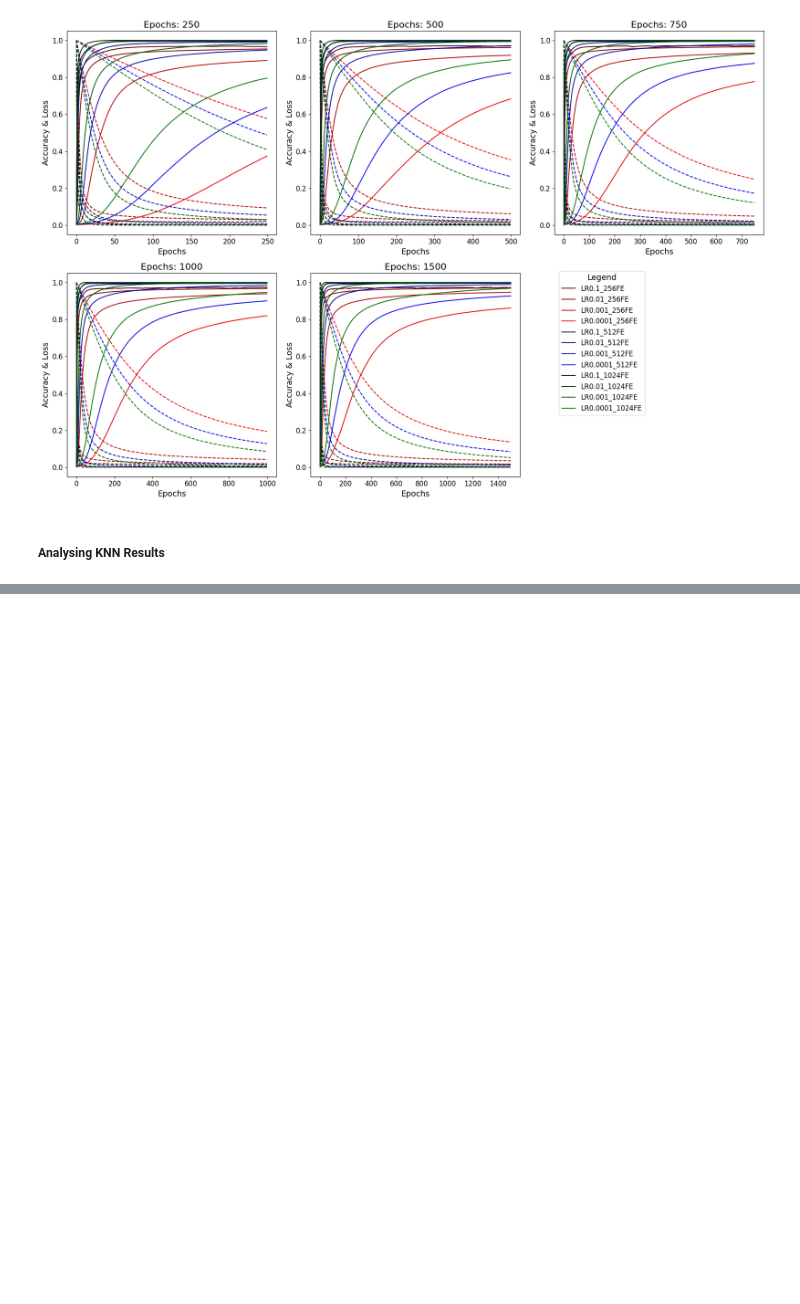
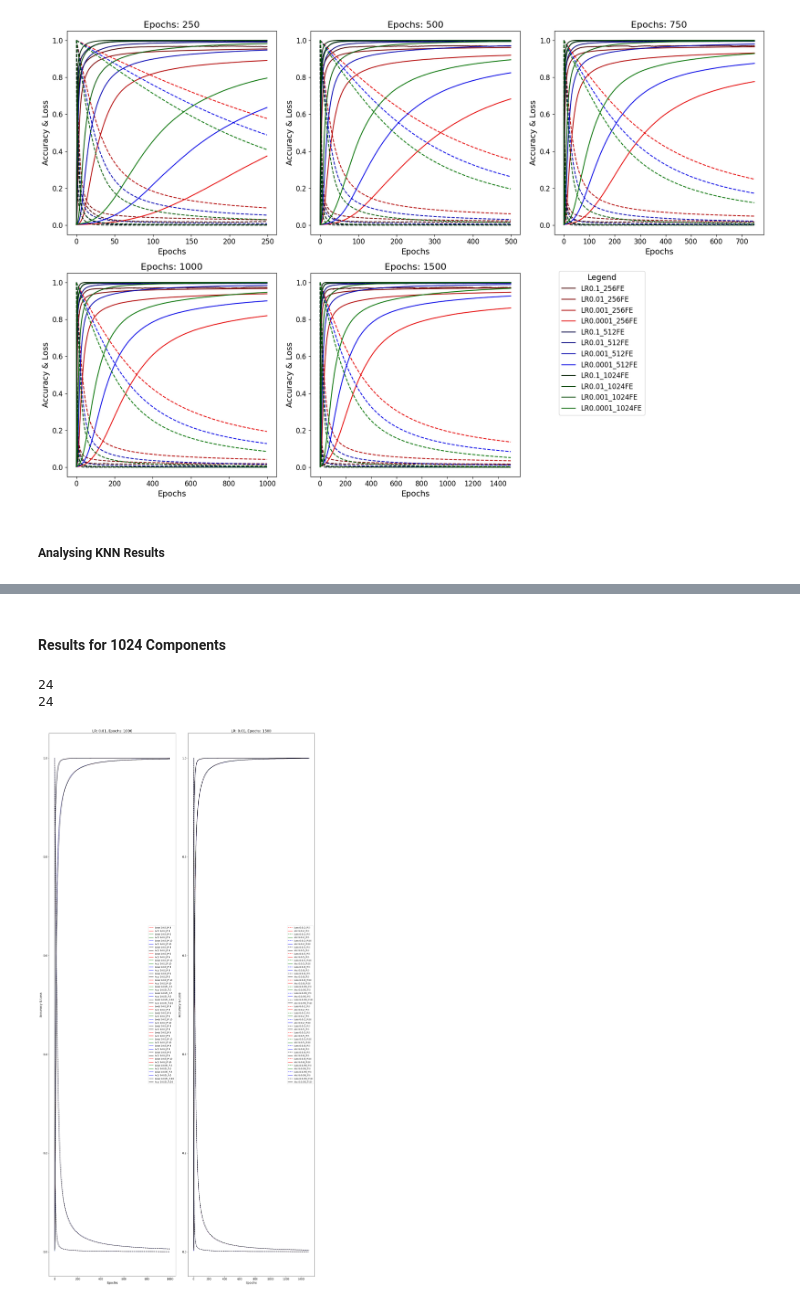
Before and after one commit to leo-grz/BachelorThesis_LepidopteraFGIC, a Jupyter notebook: notebooks/07_hyperparam_chunky_analysis_dino.ipynb, the cells around one changed output, grey strips where cells are left out. Cells and saved outputs as stored; diff of their text form; code cells hidden in the pictures; blank space fills up the shorter version.

```diff
--- a/notebooks/07_hyperparam_chunky_analysis_dino.ipynb
+++ b/notebooks/07_hyperparam_chunky_analysis_dino.ipynb
@@ -295,0 +317,6 @@ plt.show()
+# %%
+csv_file_LRscheduler = "/home/lgierz/BA_MothClassification/data/status/hyperparameter_tuning_dino_chunky_additionalOOPLRscheduler.csv"
+# Load the CSV file into a DataFrame
+df = pd.read_csv(csv_file_LRscheduler)
+df = df[['Parameters', 'Training Time (s)', 'Accuracy', 'Precision', 'Recall', 'F1-Score', 'Learning Rate', 'Epochs', 'Gamma', 'Patience', 'Epoch Losses', 'Epoch Accuracies']].reset_index()
+df[['Parameters', 'Training Time (s)','Accuracy', 'Learning Rate', 'Epochs', 'Gamma', 'Patience']].sort_values(by='Accuracy', ascending=False).head(10)
@@ -295,0 +335,53 @@ plt.show()
+# %% [markdown]
+#### Results for 1024 Components
+# %%
+from itertools import product
+
+df1024 = df[df['Parameters'] == "{'n_components': 1024, 'random_state': 42}"]
+# Create the plot
+
+colors = ['red', 'green', 'blue', 'black']
+
+def generate_combinations(*args):
+    return list(product(*args))
+
+# Define the ranges for gamma, learning rate, epochs, and patience
+gammas = [0.2, 0.5, 0.8, 0.95]
+lrs = [0.01, 0.001]
+epochs = [1000, 1500]
+patiences = [3, 5, 10]
+
+# Generate the combinations
+combinations = generate_combinations(epochs)
+
+# Plot the line plots
+
+fig, axs = plt.subplots(len(combinations)//2, 2, figsize=(18, 36))
+fig.subplots_adjust(hspace=0.4, wspace=0.4)
+
+
+for idx, epochs in enumerate([1000,1500]):
+    runs = df1024[(df1024['Epochs'] == epochs)].reset_index() # (df1024['Learning Rate'] == lr) &
+    print(len(runs))
+    #ax = axs[idx//2, idx%2]
+    ax = axs[idx]
+    for i, run in runs.iterrows():
+        epoch_losses = eval(run['Epoch Losses'])  # Eval for list of losses
+        epoch_losses_max = max(epoch_losses)
+        epoch_losses = [loss / epoch_losses_max for loss in epoch_losses]
+        epoch_accuracies = eval(run['Epoch Accuracies'])  # Eval for list of accuracies
+
+        ax.plot(epoch_losses, linestyle='--', label=f'Loss G:{run["Gamma"]}_P:{run["Patience"]}', color=colors[i%4])
+        ax.plot(epoch_accuracies, label=f'Acc G:{run["Gamma"]}_P:{run["Patience"]}', color=colors[i%4])
+        if i == 0:
+            ax.set_title(f'LR: {run["Learning Rate"]}, Epochs: {run["Epochs"]}')
+    ax.set_xlabel('Epochs')
+    ax.set_ylabel('Accuracy & Loss')
+    ax.legend()
+
+plt.tight_layout()
+plt.show()
+# %% [output]
+24
+24
+[figure, added]
```
Also changed, not shown: parts of 11 cells of this notebook, 9 other files.
